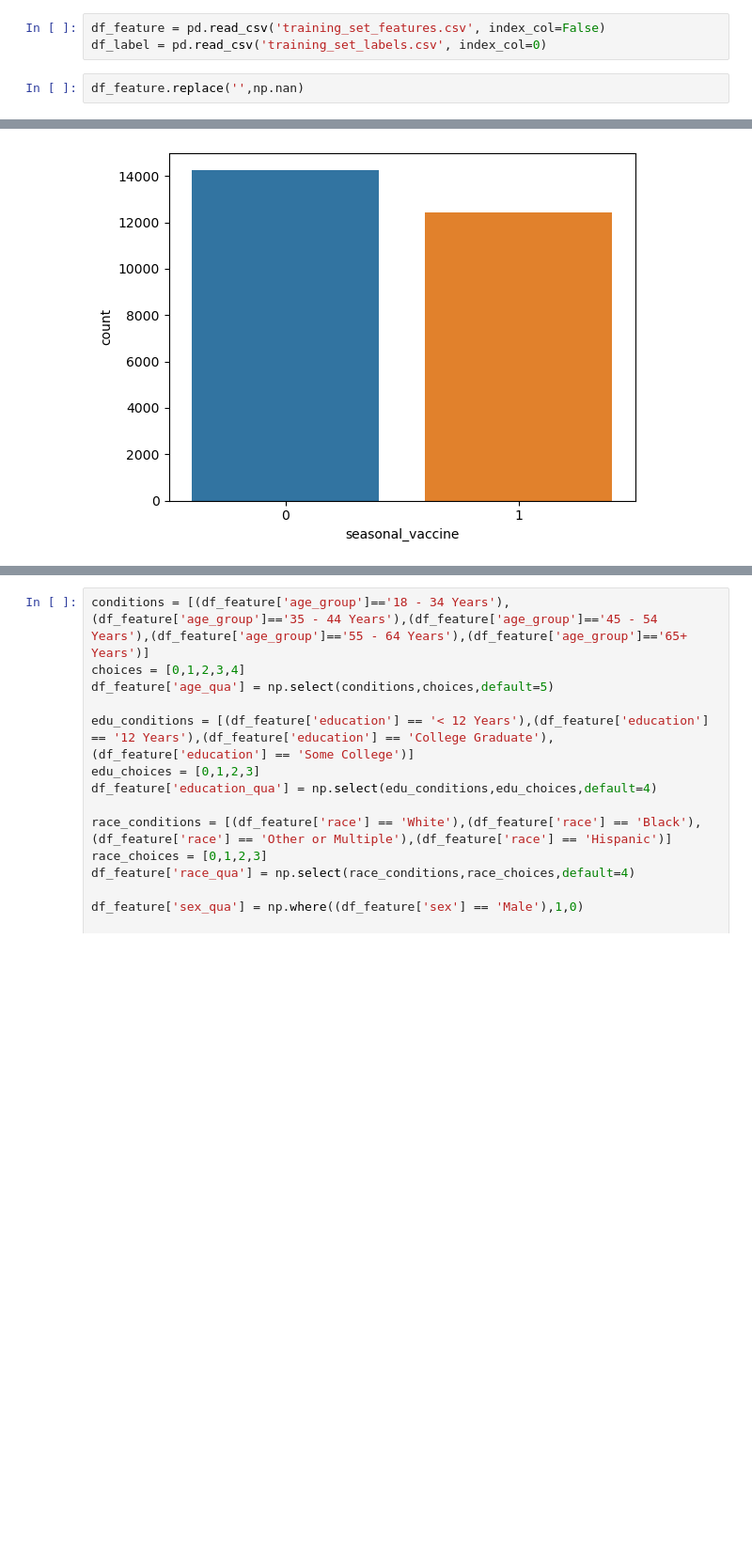
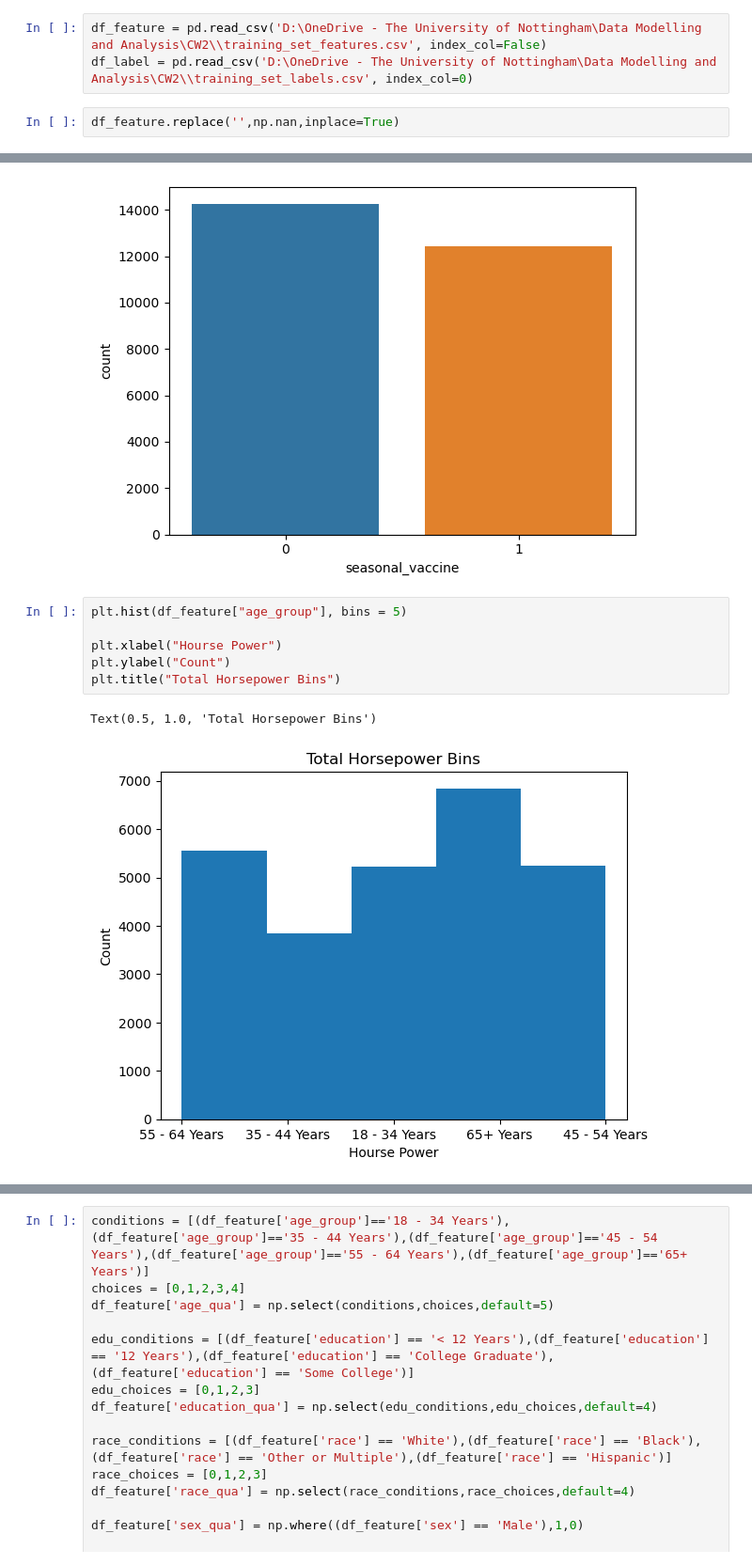
Before and after one commit to wangkai-yz/DMA, a Jupyter notebook: code/CourseWork2.ipynb, the cells around one changed output, grey strips where cells are left out. Shown: that part at 94% size. Cells and saved outputs as stored; diff of their text form; blank space fills up the shorter version.

```diff
--- a/code/CourseWork2.ipynb
+++ b/code/CourseWork2.ipynb
@@ -6,7 +6,7 @@ from sklearn.impute import IterativeImputer
 import numpy as np
 import matplotlib.pyplot as plt
 # %%
-df_feature = pd.read_csv('training_set_features.csv', index_col=False)
-df_label = pd.read_csv('training_set_labels.csv', index_col=0)
+df_feature = pd.read_csv('D:\OneDrive - The University of Nottingham\Data Modelling and Analysis\CW2\\training_set_features.csv', index_col=False)
+df_label = pd.read_csv('D:\OneDrive - The University of Nottingham\Data Modelling and Analysis\CW2\\training_set_labels.csv', index_col=0)
 # %%
-df_feature.replace('',np.nan)
+df_feature.replace('',np.nan,inplace=True)
@@ -85,6 +70,15 @@ sns.countplot(x=df_label['seasonal_vaccine'], data=df_label)
 # %% [output]
 <AxesSubplot:xlabel='seasonal_vaccine', ylabel='count'>
 [figure]
+# %%
+plt.hist(df_feature["age_group"], bins = 5)
+
+plt.xlabel("Hourse Power")
+plt.ylabel("Count")
+plt.title("Total Horsepower Bins")
+# %% [output]
+Text(0.5, 1.0, 'Total Horsepower Bins')
+[figure, added]
 # %%
 print(df_feature['age_group'].unique())
 
```
Also changed, not shown: parts of 18 cells of this notebook.
